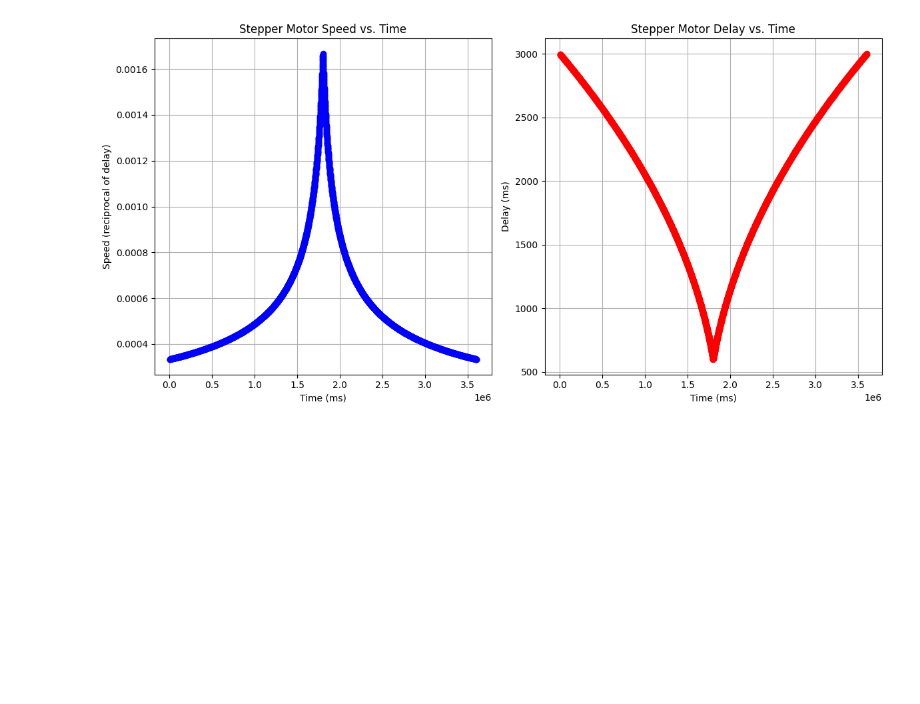
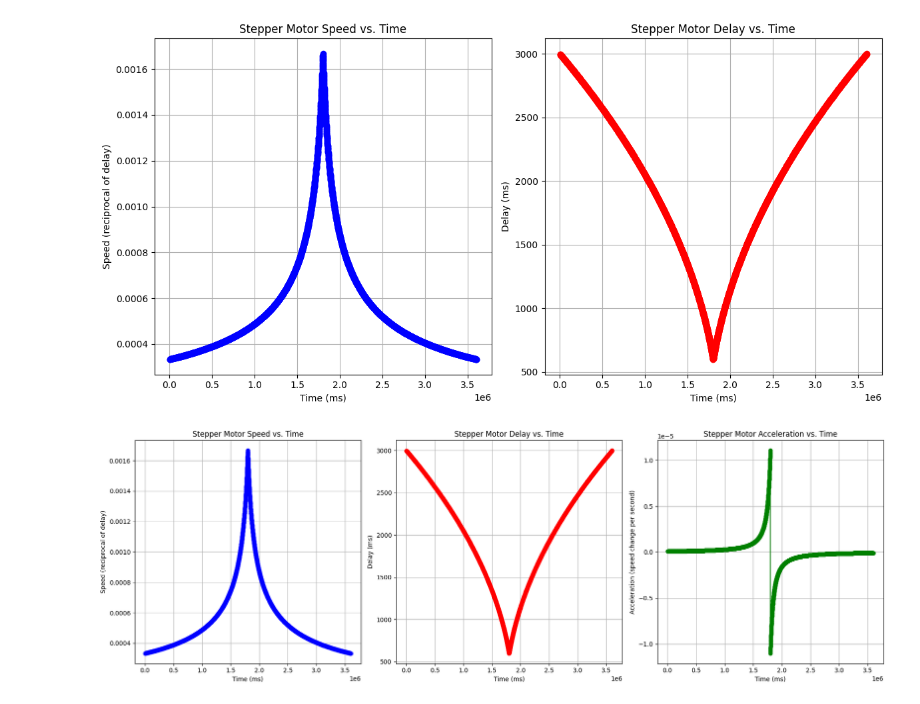
Before and after one commit to CatInAHatIsBack/String_Art, a Jupyter notebook: graphing_speeds.ipynb, the cells around one changed output. Cells and saved outputs as stored; diff of their text form; code cells hidden in the pictures; blank space fills up the shorter version.

```diff
--- a/graphing_speeds.ipynb
+++ b/graphing_speeds.ipynb
@@ -5,0 +1,9 @@ delays = [2997.6, 2995.2, 2992.8, 2990.4, 2988.0, 2985.601, 2983.201, 2980.801,
+# %%
+import matplotlib.pyplot as plt
+import numpy as np
+
+
+with open('time_output.txt', 'r') as f:
+    delays = [float(line.strip()) for line in f]
+
+print(delays)
@@ -31,3 +37,54 @@ plt.tight_layout()
 plt.show()
 # %% [output]
 [figure]
+# %%
+import matplotlib.pyplot as plt
+import numpy as np
+
+# Array of delays in milliseconds
+
+# Calculating cumulative time and speeds
+cumulative_time = np.cumsum(delays)
+speeds = 1 / np.array(delays)
+
+# Calculating changes in speed and time
+delta_speeds = np.diff(speeds)  # Change in speed between each step
+delta_time = np.diff(cumulative_time) / 1000  # Change in time between each step in seconds
+
+# Calculating acceleration (change in speed over change in time)
+acceleration = delta_speeds / delta_time
+
+# To plot acceleration, we need to align it with the appropriate time. We'll use the midpoint between each time interval.
+midpoints_time = (cumulative_time[:-1] + cumulative_time[1:]) / 2
+
+# Generating the plot for speed, delay, and acceleration vs. cumulative time
+plt.figure(figsize=(18,6))
+
+# Plot for speed vs. cumulative time
+plt.subplot(1, 3, 1)
+plt.plot(cumulative_time, speeds, marker='o', color='blue')
+plt.title("Stepper Motor Speed vs. Time")
+plt.xlabel("Time (ms)")
+plt.ylabel("Speed (reciprocal of delay)")
+plt.grid(True)
+
+# Plot for delay vs. cumulative time
+plt.subplot(1, 3, 2)
+plt.plot(cumulative_time, delays, marker='o', color='red')
+plt.title("Stepper Motor Delay vs. Time")
+plt.xlabel("Time (ms)")
+plt.ylabel("Delay (ms)")
+plt.grid(True)
+
+# Plot for acceleration vs. cumulative time
+plt.subplot(1, 3, 3)
+plt.plot(midpoints_time, acceleration, marker='o', color='green')
+plt.title("Stepper Motor Acceleration vs. Time")
+plt.xlabel("Time (ms)")
+plt.ylabel("Acceleration (speed change per second)")
+plt.grid(True)
+
+plt.tight_layout()
+plt.show()
+# %% [output]
+[figure, added]
```
Also changed, not shown: parts of 3 cells of this notebook, 1 other file.
